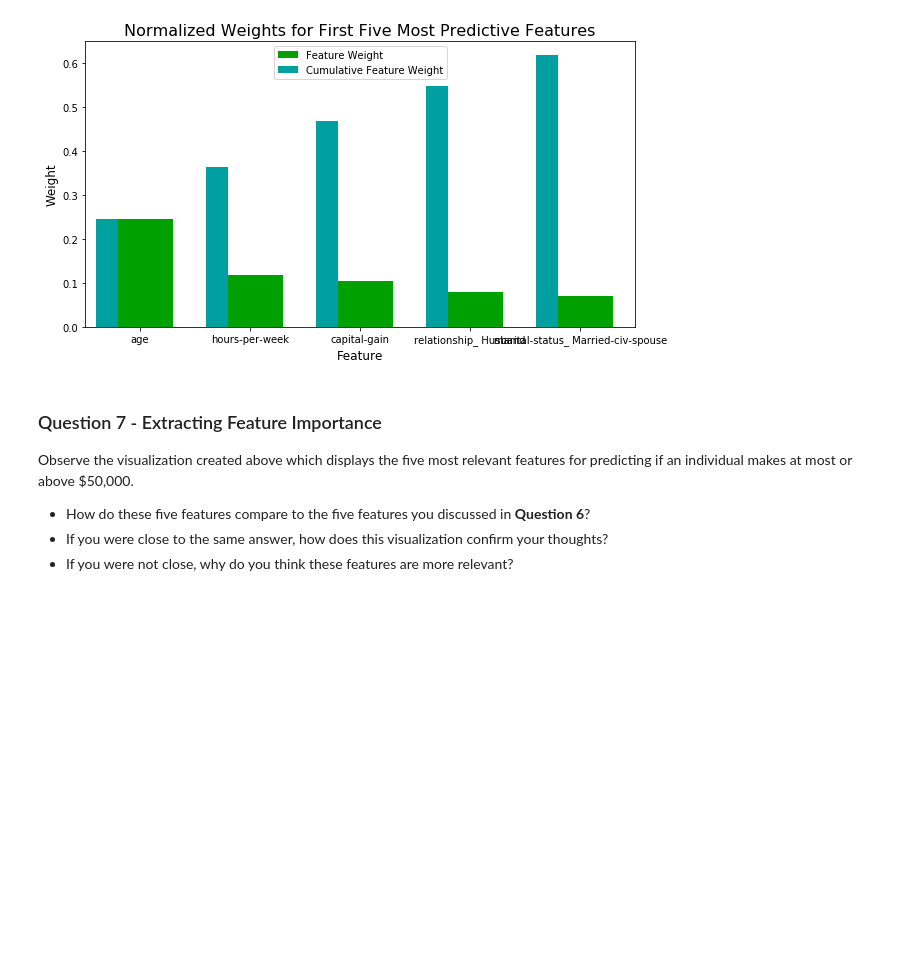
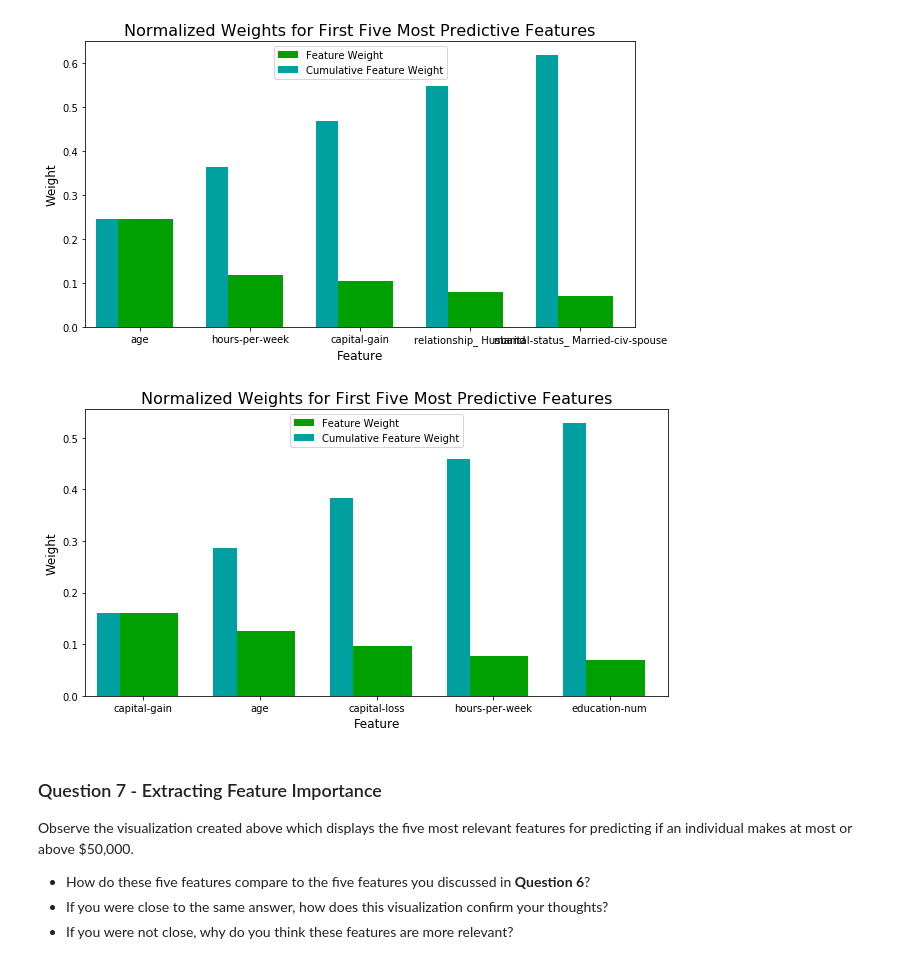
Before and after one commit to wr200m/mle1, a Jupyter notebook: projects/finding_donors/finding_donors.ipynb, the cells around one changed output. Saved outputs shown, nothing was run; the diff lists cells and outputs as text; code cells hidden in the pictures; blank space fills up the shorter version.

```diff
--- a/projects/finding_donors/finding_donors.ipynb
+++ b/projects/finding_donors/finding_donors.ipynb
@@ -684,6 +684,14 @@ importances = model.feature_importances_
 vs.feature_plot(importances, X_train, y_train)
 # %% [output]
 [figure]
+# %%
+# TODO: Extract the feature importances using .feature_importances_
+importances = best_clf.feature_importances_
+
+# Plot
+vs.feature_plot(importances, X_train, y_train)
+# %% [output]
+[figure, added]
 # %% [markdown]
 ### Question 7 - Extracting Feature Importance
 
```
Also changed, not shown: parts of 8 cells of this notebook, 1 other file.
